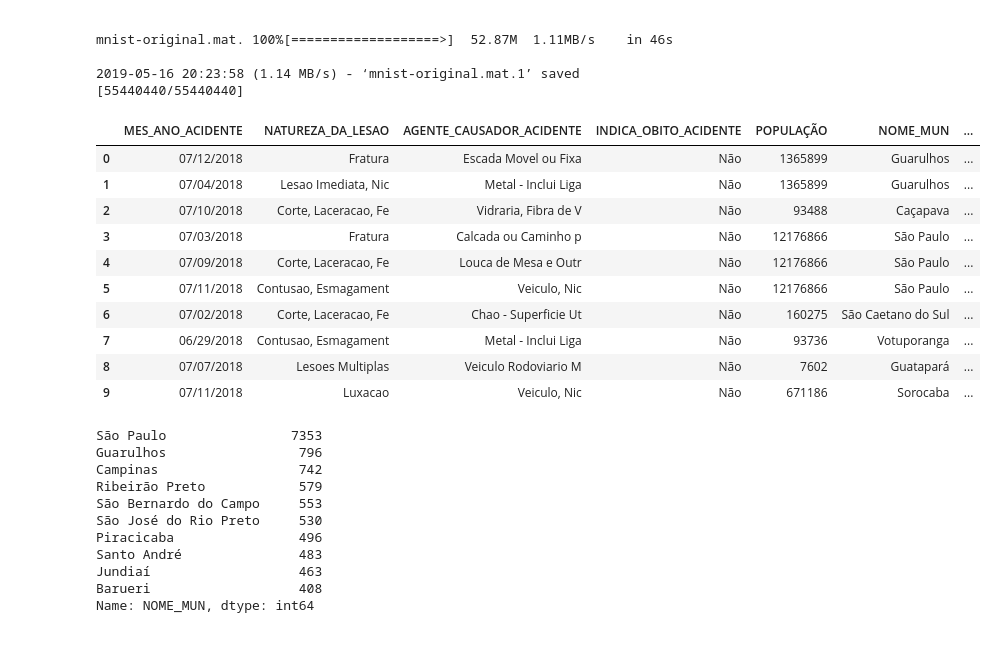
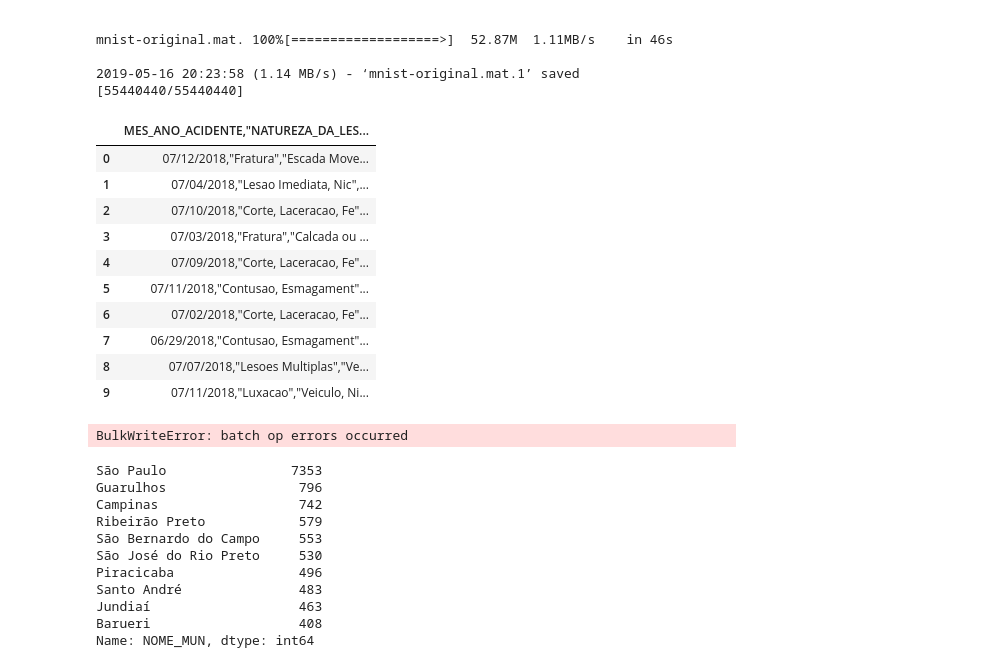
Before and after one commit to brunaoliveira/acidentes_de_trabalho, a Jupyter notebook: Enunciado_T2_final.ipynb, the cells around one changed output. Cells and saved outputs as stored; diff of their text form; code cells hidden in the pictures.

Commit message:
aplica encoding correto e transforma csv em dict

```diff
--- a/Enunciado_T2_final.ipynb
+++ b/Enunciado_T2_final.ipynb
@@ -105,31 +105,37 @@ mnist-original.mat. 100%[===================>]  52.87M  1.11MB/s    in 46s
 2019-05-16 20:23:58 (1.14 MB/s) - ‘mnist-original.mat.1’ saved [55440440/55440440]
 # %%
 # Comece a escrever seu código aqui
-df = pd.read_csv('data_acid.csv')
+df = pd.read_csv('report.csv', header=0, encoding="CP1252", sep=";", index_col=False)
+df_dict = df.to_dict ('records')
 print_dataframe(df.head(10))
 # %% [output]
-|  | MES_ANO_ACIDENTE | NATUREZA_DA_LESAO | AGENTE_CAUSADOR_ACIDENTE | INDICA_OBITO_ACIDENTE | POPULAÇÃO | NOME_MUN | ... |
-| 0 | 07/12/2018 | Fratura | Escada Movel ou Fixa | Não | 1365899 | Guarulhos | ... |
-| 1 | 07/04/2018 | Lesao Imediata, Nic | Metal - Inclui Liga | Não | 1365899 | Guarulhos | ... |
-| 2 | 07/10/2018 | Corte, Laceracao, Fe | Vidraria, Fibra de V | Não | 93488 | Caçapava | ... |
-| 3 | 07/03/2018 | Fratura | Calcada ou Caminho p | Não | 12176866 | São Paulo | ... |
-| 4 | 07/09/2018 | Corte, Laceracao, Fe | Louca de Mesa e Outr | Não | 12176866 | São Paulo | ... |
-| 5 | 07/11/2018 | Contusao, Esmagament | Veiculo, Nic | Não | 12176866 | São Paulo | ... |
-| 6 | 07/02/2018 | Corte, Laceracao, Fe | Chao - Superficie Ut | Não | 160275 | São Caetano do Sul | ... |
-| 7 | 06/29/2018 | Contusao, Esmagament | Metal - Inclui Liga | Não | 93736 | Votuporanga | ... |
-| 8 | 07/07/2018 | Lesoes Multiplas | Veiculo Rodoviario M | Não | 7602 | Guatapará | ... |
-| 9 | 07/11/2018 | Luxacao | Veiculo, Nic | Não | 671186 | Sorocaba | ... |
+|  | MES_ANO_ACIDENTE,"NATUREZA_DA_LES... |
+| 0 | 07/12/2018,"Fratura","Escada Move... |
+| 1 | 07/04/2018,"Lesao Imediata, Nic",... |
+| 2 | 07/10/2018,"Corte, Laceracao, Fe"... |
+| 3 | 07/03/2018,"Fratura","Calcada ou ... |
+| 4 | 07/09/2018,"Corte, Laceracao, Fe"... |
+| 5 | 07/11/2018,"Contusao, Esmagament"... |
+| 6 | 07/02/2018,"Corte, Laceracao, Fe"... |
+| 7 | 06/29/2018,"Contusao, Esmagament"... |
+| 8 | 07/07/2018,"Lesoes Multiplas","Ve... |
+| 9 | 07/11/2018,"Luxacao","Veiculo, Ni... |
 # %%
 user = 'dupla_9' # coloque o número da sua dupla aqui!
 pwd = 'topy0ec5' # coloque a senha da sua dupla aqui!
 client = MongoClient('mongodb://{}:{}@ds151066.mlab.com:51066/datascience'.format(user, pwd))
 db = client.datascience
 
-db.dupla_9_collection.delete_many({})
+#db.dupla_9_collection.delete_many({})
+db.dupla_9_collection.insert_many(df_dict)
+# cursor = db.dupla_9_collection.find_one() # x é o numero da sua dupla!!
+# print (cursor)
 
 # exemplo de consulta de documentos
 cursor = db.dupla_9_collection.find()# x é o numero da sua dupla!!
 ##db.dupla_9_collection.insert_many(df, ordered=False)
+# %% [output]
+BulkWriteError: batch op errors occurred
 # %%
 ##1.Quais os 10 municípios que mais possuem acidentes de trabalho? Faça um gráfico de barras para apresentar o resultado.
 acid_count = df['NOME_MUN'].value_counts(sort=True, ascending=False)[:10]
```
